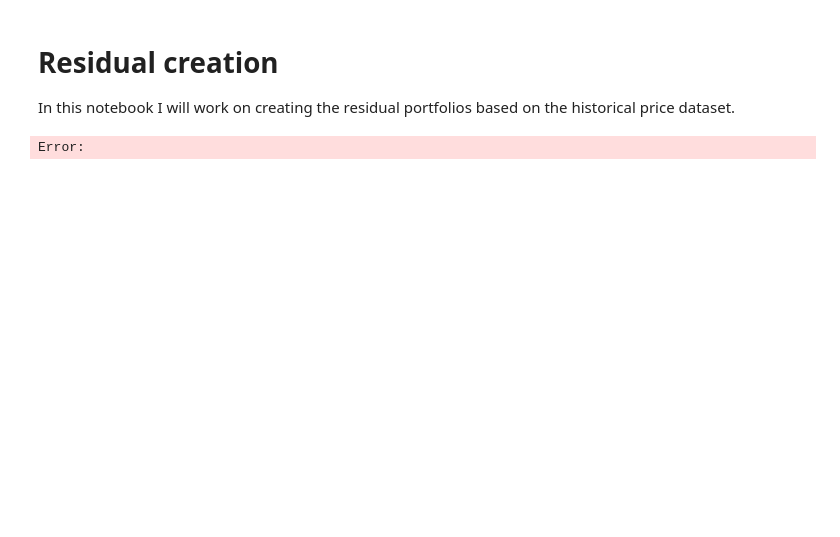
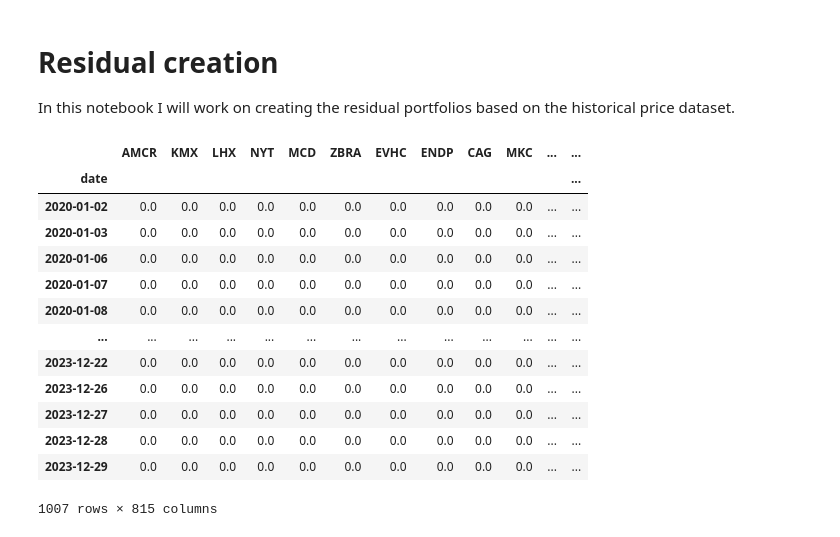
Before and after one commit to quintengeerts2000/MasterThesis-DRL_applications_to_stat_arb, a Jupyter notebook: empirical_analysis/residual_creation.ipynb, the cells around one changed output. Saved outputs shown, nothing was run; the diff lists cells and outputs as text; code cells hidden in the pictures; blank space fills up the shorter version.

```diff
--- a/empirical_analysis/residual_creation.ipynb
+++ b/empirical_analysis/residual_creation.ipynb
@@ -66,6 +66,4 @@ def pca(returns:pd.DataFrame, res_cov_window_size:int = 252, loadings_window_siz
                 i += 1
     return residuals_output, residual_portfolio
 # %%
-res_out, res_portf = pca(returns.loc[dt.datetime(1996,1,1):])
+res_out, res_portf = pca(returns.loc[dt.datetime(2020,1,1):dt.datetime(2024,1,2)])
-# %% [output]
-Error:
@@ -71,0 +72,17 @@ Error:
+# %%
+residual_df
+# %% [output]
+|  | AMCR | KMX | LHX | NYT | MCD | ZBRA | EVHC | ENDP | CAG | MKC | ... | ... |
+| date |  |  |  |  |  |  |  |  |  |  |  | ... |
+| 2020-01-02 | 0.0 | 0.0 | 0.0 | 0.0 | 0.0 | 0.0 | 0.0 | 0.0 | 0.0 | 0.0 | ... | ... |
+| 2020-01-03 | 0.0 | 0.0 | 0.0 | 0.0 | 0.0 | 0.0 | 0.0 | 0.0 | 0.0 | 0.0 | ... | ... |
+| 2020-01-06 | 0.0 | 0.0 | 0.0 | 0.0 | 0.0 | 0.0 | 0.0 | 0.0 | 0.0 | 0.0 | ... | ... |
+| 2020-01-07 | 0.0 | 0.0 | 0.0 | 0.0 | 0.0 | 0.0 | 0.0 | 0.0 | 0.0 | 0.0 | ... | ... |
+| 2020-01-08 | 0.0 | 0.0 | 0.0 | 0.0 | 0.0 | 0.0 | 0.0 | 0.0 | 0.0 | 0.0 | ... | ... |
+| ... | ... | ... | ... | ... | ... | ... | ... | ... | ... | ... | ... | ... |
+| 2023-12-22 | 0.0 | 0.0 | 0.0 | 0.0 | 0.0 | 0.0 | 0.0 | 0.0 | 0.0 | 0.0 | ... | ... |
+| 2023-12-26 | 0.0 | 0.0 | 0.0 | 0.0 | 0.0 | 0.0 | 0.0 | 0.0 | 0.0 | 0.0 | ... | ... |
+| 2023-12-27 | 0.0 | 0.0 | 0.0 | 0.0 | 0.0 | 0.0 | 0.0 | 0.0 | 0.0 | 0.0 | ... | ... |
+| 2023-12-28 | 0.0 | 0.0 | 0.0 | 0.0 | 0.0 | 0.0 | 0.0 | 0.0 | 0.0 | 0.0 | ... | ... |
+| 2023-12-29 | 0.0 | 0.0 | 0.0 | 0.0 | 0.0 | 0.0 | 0.0 | 0.0 | 0.0 | 0.0 | ... | ... |
+1007 rows × 815 columns
```
Also changed, not shown: parts of 4 cells of this notebook, 1 other file.
